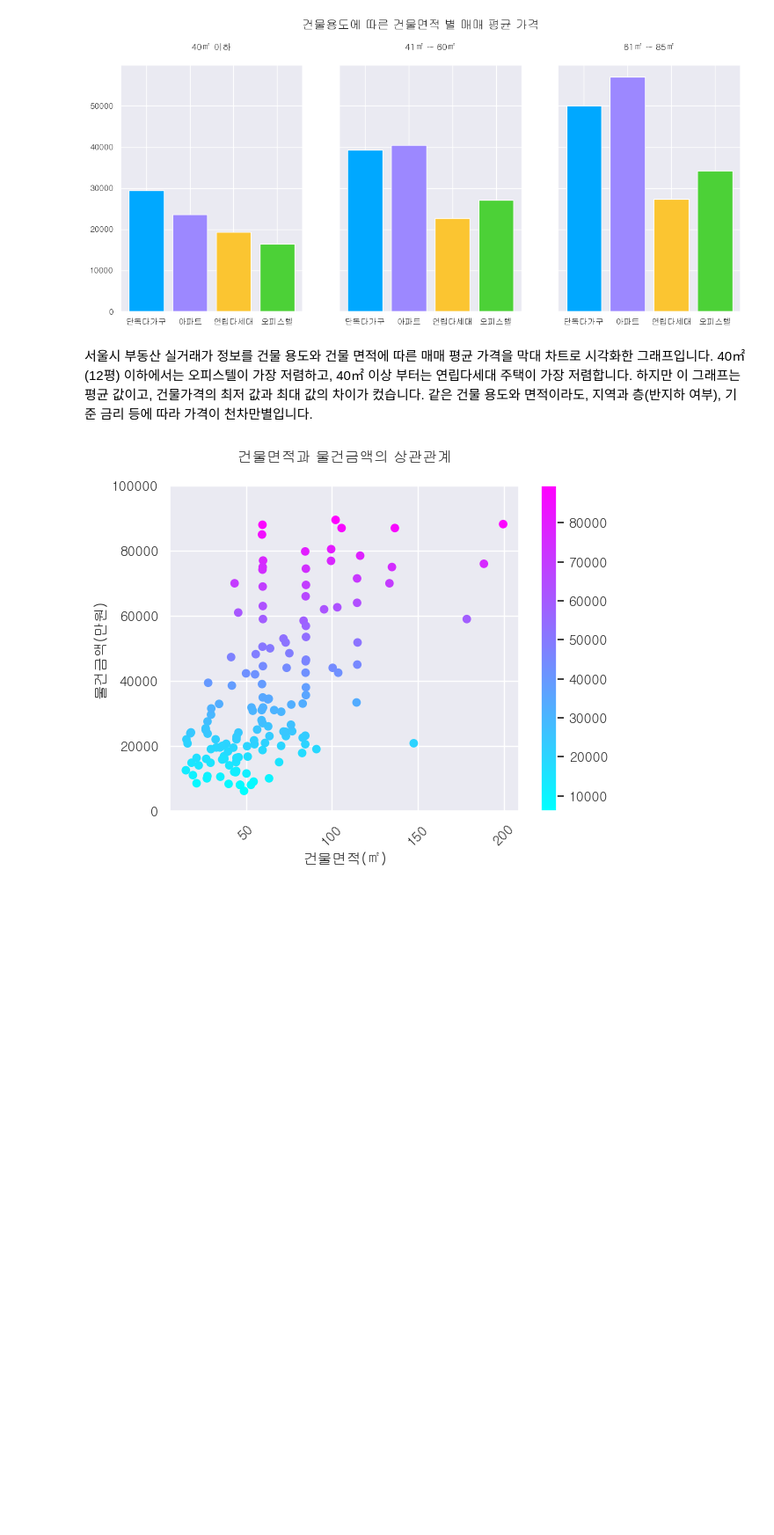
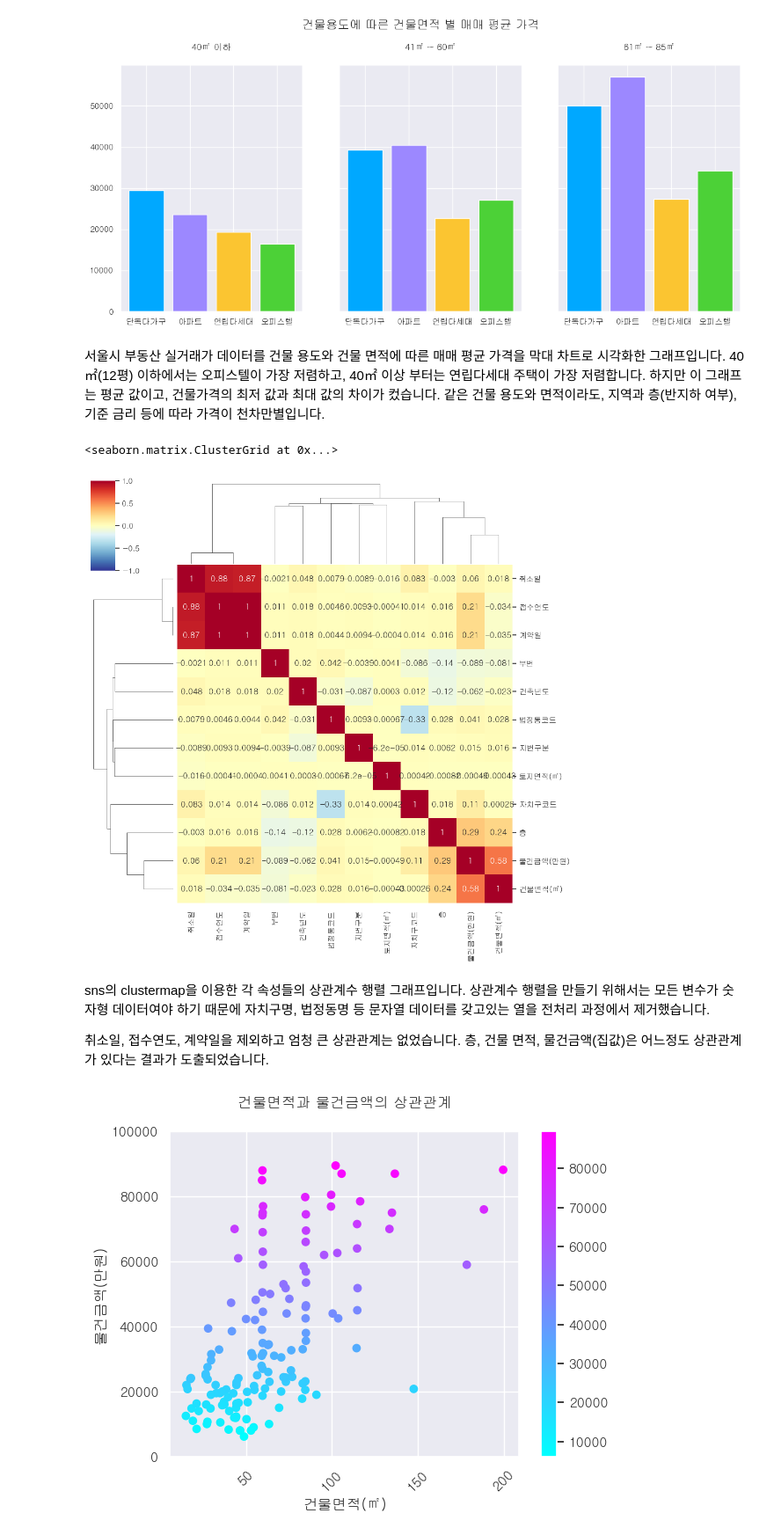
Before and after one commit to HongHyunKi/Python-Data-Visualization, a Jupyter notebook: Visualization of real estate transaction data in Seoul.ipynb.ipynb, the cells around one changed output. Shown at 88% size. Drawn from its saved outputs; the diff is of its cells as text; code cells hidden in the pictures; blank space fills up the shorter version.

```diff
--- a/Visualization of real estate transaction data in Seoul.ipynb.ipynb
+++ b/Visualization of real estate transaction data in Seoul.ipynb.ipynb
@@ -69,10 +69,29 @@ plt.show()
 # %% [output]
 [figure]
 # %% [markdown]
-서울시 부동산 실거래가 정보를 건물 용도와 건물 면적에 따른 매매 평균 가격을 막대 차트로 시각화한 그래프입니다.
+서울시 부동산 실거래가 데이터를 건물 용도와 건물 면적에 따른 매매 평균 가격을 막대 차트로 시각화한 그래프입니다.
 40㎡(12평) 이하에서는 오피스텔이 가장 저렴하고, 40㎡ 이상 부터는 연립다세대 주택이 가장 저렴합니다.
 하지만 이 그래프는 평균 값이고, 건물가격의 최저 값과 최대 값의 차이가 컸습니다.
 같은 건물 용도와 면적이라도, 지역과 층(반지하 여부), 기준 금리 등에 따라 가격이 천차만별입니다.
+# %%
+#문자열 데이터가 포함된 열 제거
+c_df = df.select_dtypes(exclude='object').copy()
+
+sns.clustermap(c_df.corr(),
+               annot = True,
+               cmap = 'RdYlBu_r',
+               vmin = -1, vmax = 1,
+              )
+# %% [output]
+<seaborn.matrix.ClusterGrid at 0x...>
+[figure, added]
+# %% [markdown]
+sns의 clustermap을 이용한 각 속성들의 상관계수 행렬 그래프입니다.
+상관계수 행렬을 만들기 위해서는 모든 변수가 숫자형 데이터여야 하기 때문에 자치구명, 법정동명 등 문자열 데이터를 갖고있는 열을
+전처리 과정에서 제거했습니다.
+
+취소일, 접수연도, 계약일을 제외하고 엄청 큰 상관관계는 없었습니다.
+층, 건물 면적, 물건금액(집값)은 어느정도 상관관계가 있다는 결과가 도출되었습니다.
 # %%
 df2 = df.copy()
 
```
Also changed, not shown: parts of 3 cells of this notebook.
